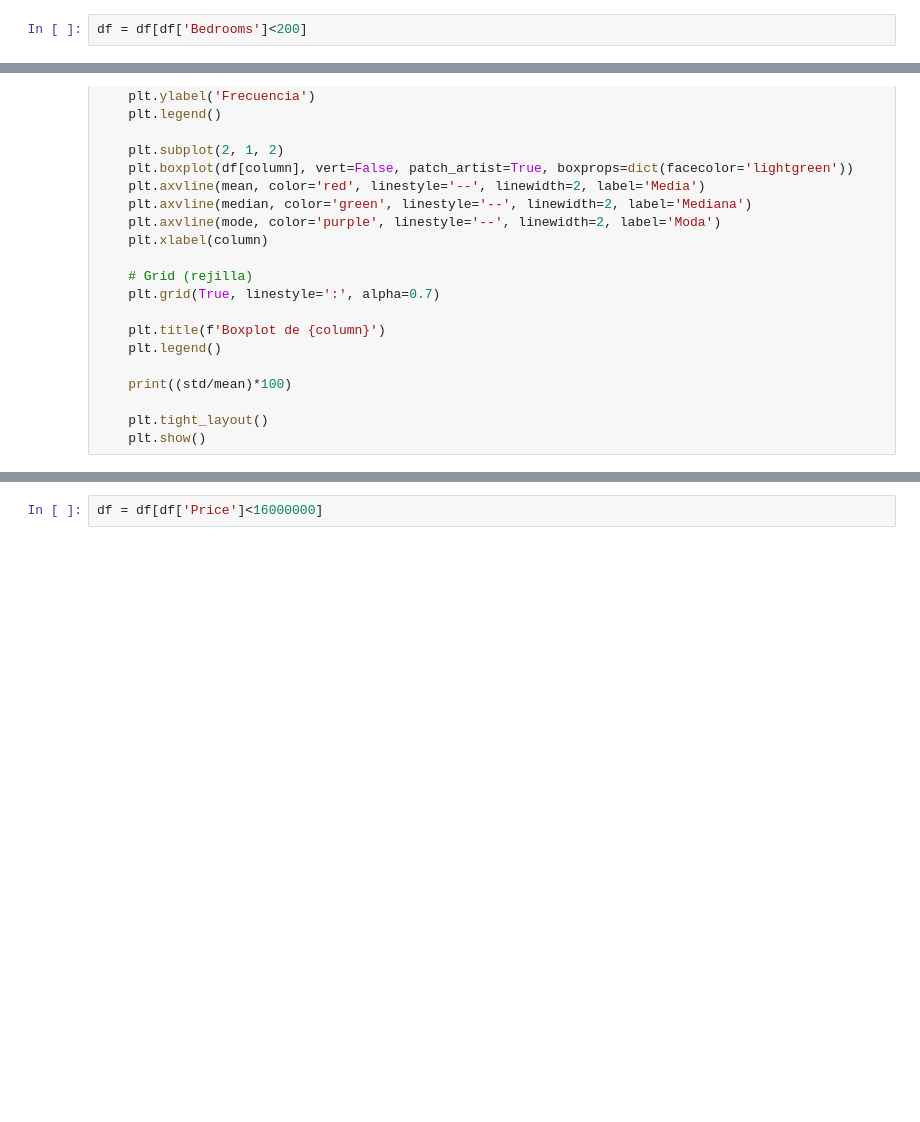
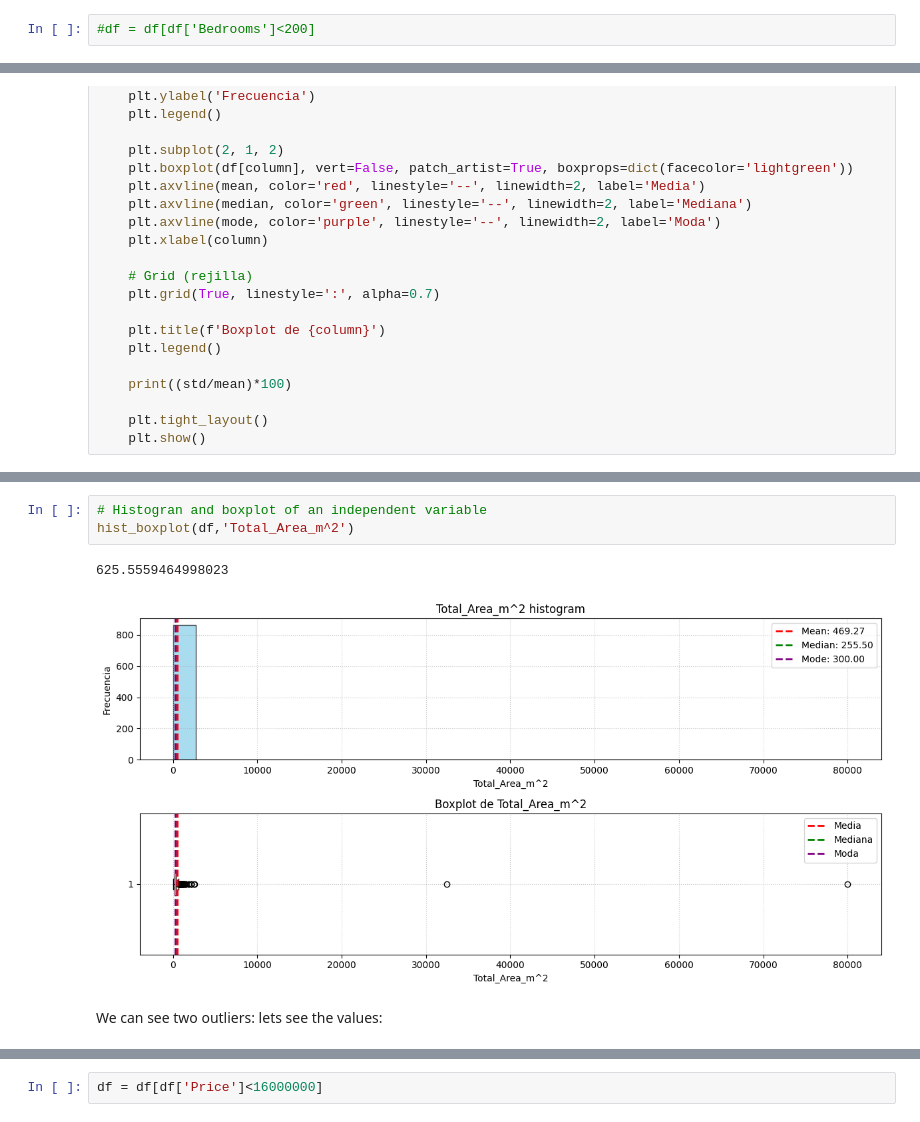
Before and after one commit to GerYar/WebscrapingHousing, a Jupyter notebook: EDA.ipynb, the cells around one changed output, grey strips where cells are left out. Drawn from its saved outputs; the diff is of its cells as text; blank space fills up the shorter version.

```diff
--- a/EDA.ipynb
+++ b/EDA.ipynb
@@ -108,4 +99,4 @@ df.sort_values(by='Bedrooms', ascending=True).tail()
 # %% [markdown]
 delete this house with more than 200 hundred houses
 # %%
-df = df[df['Bedrooms']<200]
+#df = df[df['Bedrooms']<200]
@@ -188,0 +166,8 @@ So we can see that between Median and Mode we have one million of difference, we
+# %%
+# Histogran and boxplot of an independent variable
+hist_boxplot(df,'Total_Area_m^2')
+# %% [output]
+625.5559464998023
+[figure, added]
+# %% [markdown]
+We can see two outliers: lets see the values:
```
Also changed, not shown: parts of 32 cells of this notebook, 1 other file.
